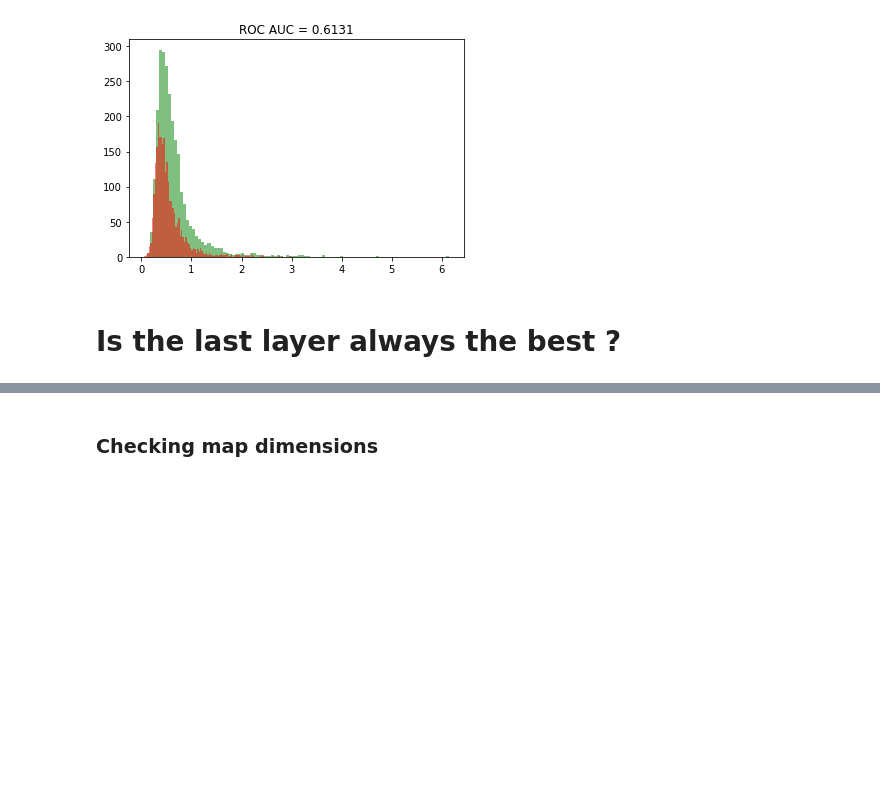
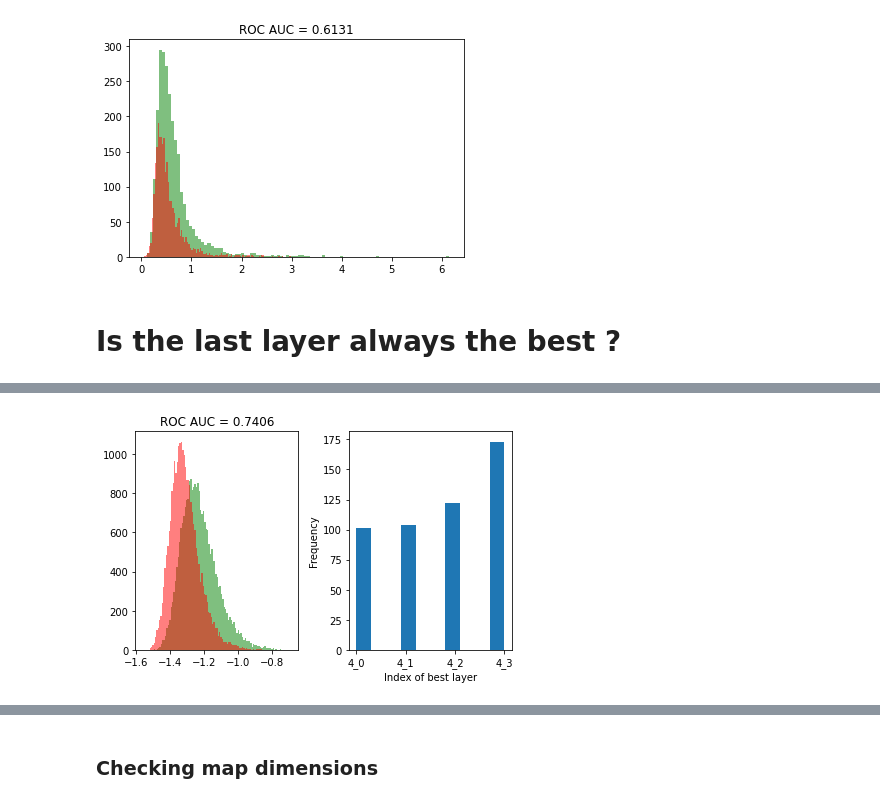
Before and after one commit to ebennequin/few-shot-open-set, a Jupyter notebook: local.ipynb, the cells around one changed output, grey strips where cells are left out. Saved outputs shown, nothing was run; the diff lists cells and outputs as text; code cells hidden in the pictures; blank space fills up the shorter version.

Commit message:
reached 72+ auc on mini 1-shot

```diff
--- a/local.ipynb
+++ b/local.ipynb
@@ -61,6 +48,16 @@ feature_extractor = load_model(backbone=backbone,
                                device='cuda')
 feature_extractor.eval()
 
+logger.info("Loading data...")
+data_loader = get_task_loader(dataset,
+                              image_size,
+                              n_way,
+                              n_shot,
+                              n_query,
+                              n_tasks,
+                              split="test",
+                              n_workers=4)
+
 logger.info("Loading mean/std from base set ...")
 
 layers = [f'{i}_{j}' for j in range(4) for i in range(3, 5)]
@@ -178,0 +235,14 @@ _ = plt.title(f"ROC AUC = {np.round(np.mean(rocauc), 4)}")
+# %%
+plt.figure(1)
+plt.subplot(121)
+_ = plt.hist(np.concatenate(id_scores), bins=100, facecolor='g', alpha=0.5)
+_ = plt.hist(np.concatenate(ood_scores), bins=100, facecolor='r', alpha=0.5)
+_ = plt.title(f"ROC AUC = {np.round(np.mean(rocauc), 4)}")
+plt.subplot(122)
+_ = plt.hist(best_layers)
+plt.xlabel('Index of best layer')
+plt.xticks(range(len(layers)), layers)
+plt.ylabel("Frequency")
+plt.tight_layout()
+# %% [output]
+[figure, added]
```
Also changed, not shown: parts of 8 cells of this notebook, 7 other files.
